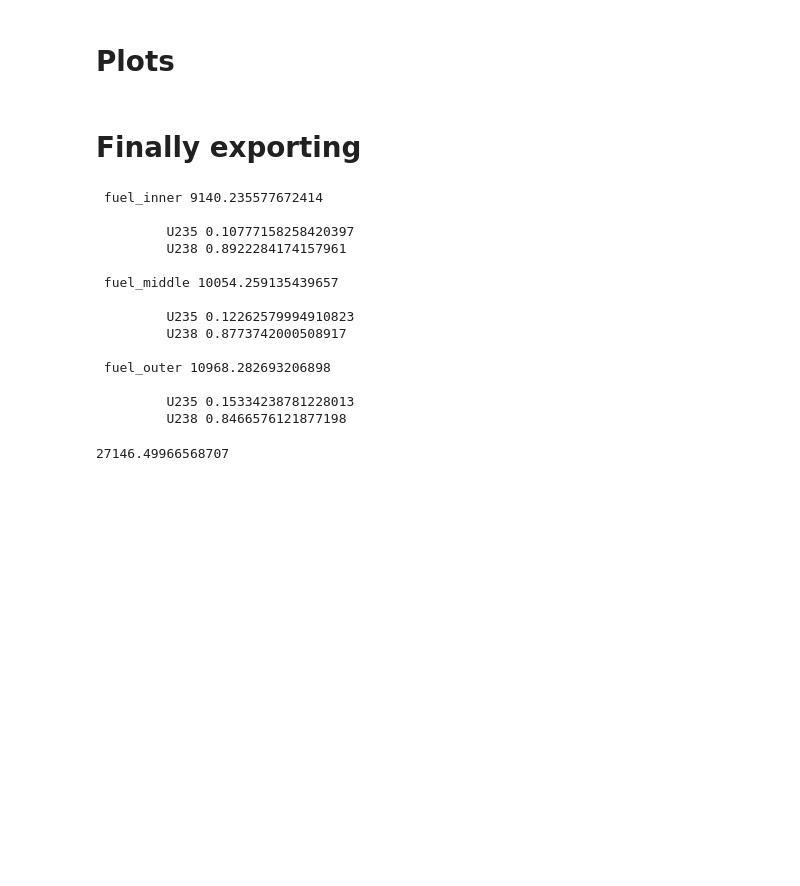
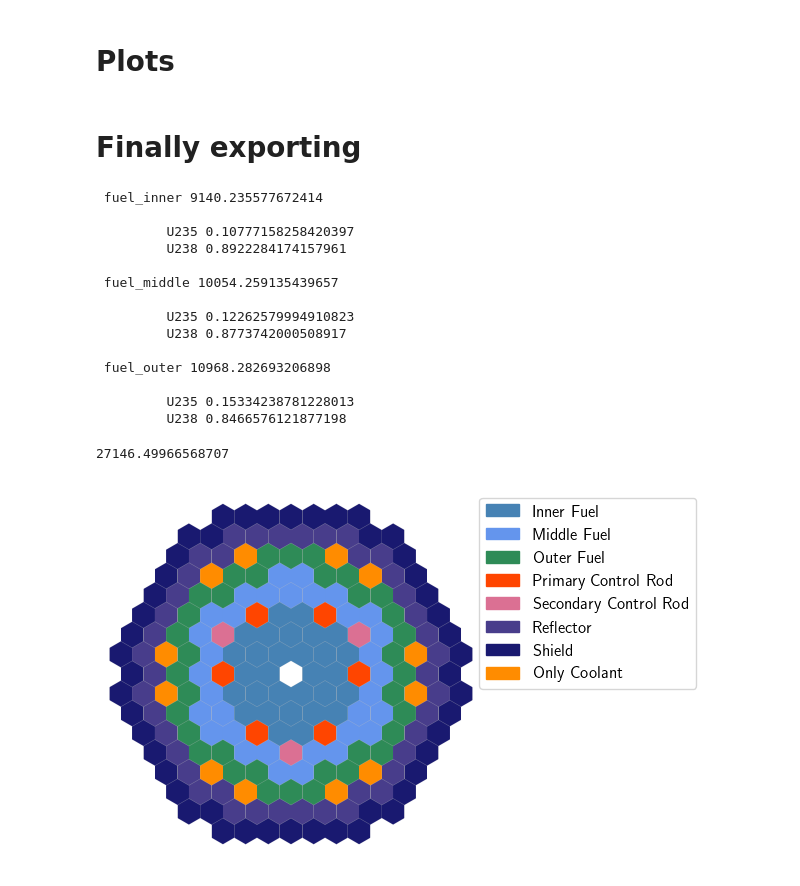
Before and after one commit to nglaser3/SFR-FuelCycle, a Jupyter notebook: python/Model/SFR-Model.ipynb, the cells around one changed output. Cells and saved outputs as stored; diff of their text form; code cells hidden in the pictures; blank space fills up the shorter version.

```diff
--- a/python/Model/SFR-Model.ipynb
+++ b/python/Model/SFR-Model.ipynb
@@ -4,6 +4,16 @@ import openmc.data as data
 import numpy as np
 import matplotlib.pyplot as plt
 import scipy as scp
+import matplotlib.patches as ptc
+import matplotlib as mpl
+params = {'image.aspect':'equal',
+          'savefig.dpi':600,
+          'axes.grid':True,
+          'font.size':12,
+          'text.usetex':True,
+          'text.color':'black'}
+
+mpl.rcParams.update(params)
 # %% [markdown]
 # Helper Functions
 # %%
@@ -473,6 +483,19 @@ assembly.level = 1
 assembly.pixels = (8000, 8000)
 assembly.mask_components = [*empty_assembly.cells, container_cell, *core.outer.cells]
 assembly.mask_background = (255,255,255)
+color_dict = {}
+assmbs = [inner_fuel_assembly, middle_fuel_assembly, outer_fuel_assembly, primary_cr_assembly,
+          secondary_cr_assembly, reflector_assembly, shield_assembly, coolant_assembly]
+colors = ['steelblue', 'cornflowerblue','seagreen', 'orangered',
+          'palevioletred', 'darkslateblue','midnightblue', 'darkorange']
+for a, c in zip(assmbs, colors):
+    cells = a.get_all_cells().values()
+    for cell in cells:
+        if cell.fill == clad:
+            color_dict[cell] = 'silver'
+        else:
+            color_dict[cell] = c
+assembly.colors = color_dict
 assembly.filename = 'core-xs-asmbly-wb.png'
 
 black = openmc.Plot()
@@ -551,3 +574,17 @@ for mat in [inner_fuel, middle_fuel, outer_fuel]:
 MTIHM
 # %% [output]
 27146.49966568707
+# %%
+assmbly_plot = plt.imread('plots/core-xs-asmbly-wb.png')
+plt.imshow(assmbly_plot)
+plt.axis('off')
+patches = []
+for color in colors:
+    patch = ptc.RegularPolygon((0, 0), 6, radius=1, color=color)
+    patches.append(patch)
+labels = ['Inner Fuel', 'Middle Fuel', 'Outer Fuel', 'Primary Control Rod', 'Secondary Control Rod', 'Reflector', 'Shield', 'Only Coolant']
+# Add a legend with the proxy artist
+plt.legend(patches, labels, bbox_to_anchor=(1.62,1.0))
+plt.savefig('Core-Assmbly.png', dpi=1200, bbox_inches='tight')
+# %% [output]
+[figure, added]
```
Also changed, not shown: parts of 2 cells of this notebook, 13 other files.
